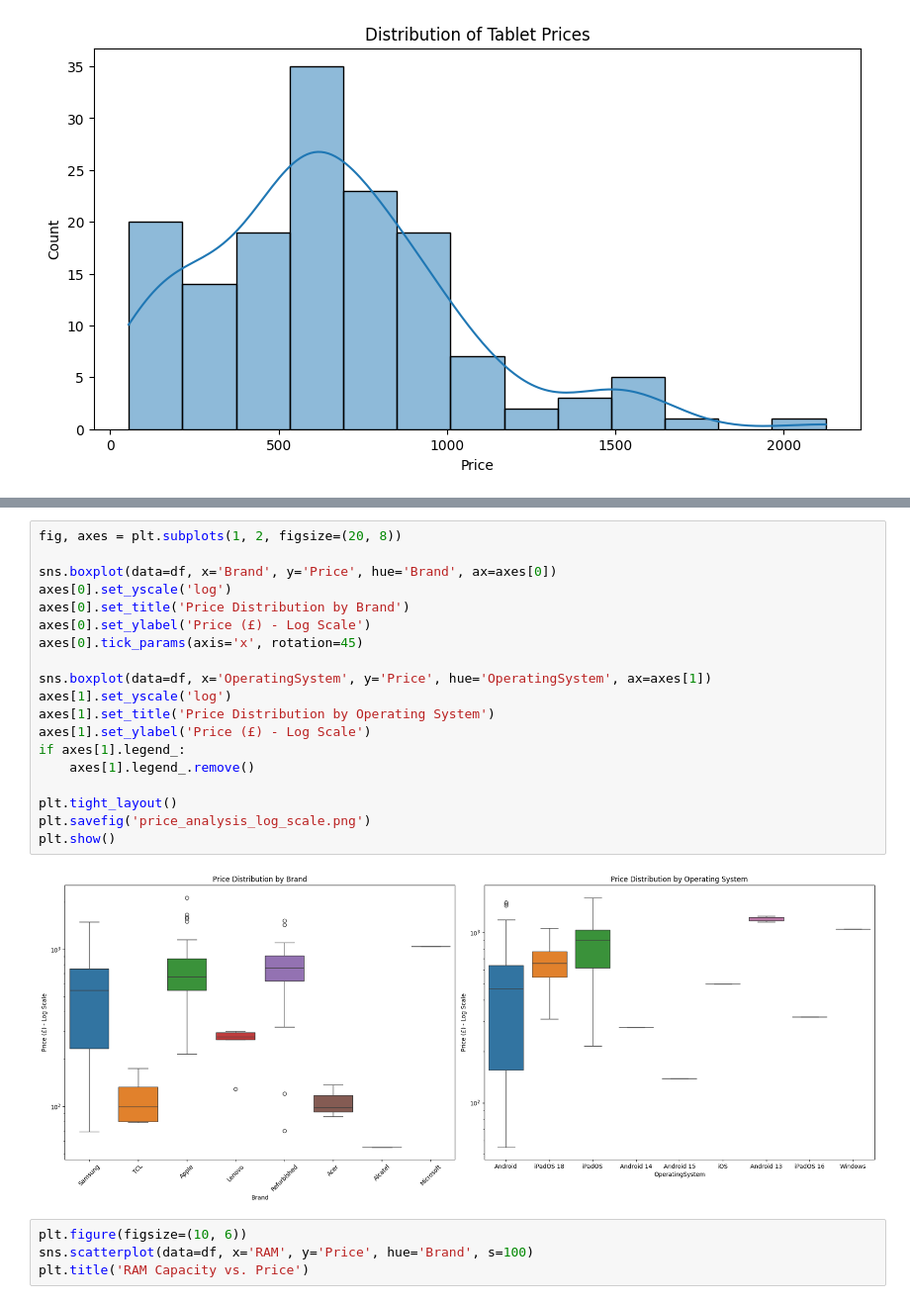
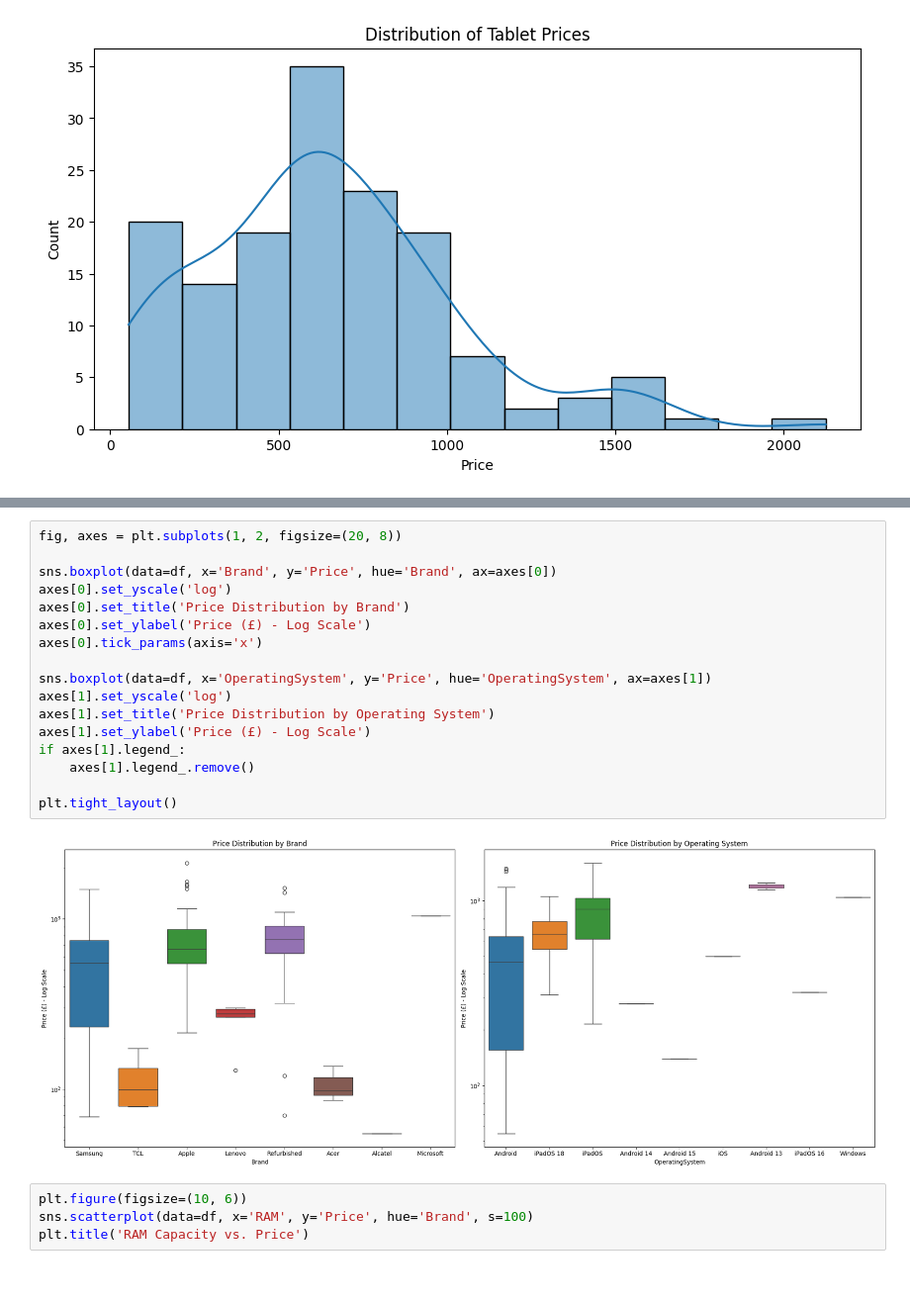
Before and after one commit to xbarborik/UPA, a Jupyter notebook: part3/analysis.ipynb, the cells around one changed output, grey strips where cells are left out. Shown: that part at 99% size. Cells and saved outputs as stored; diff of their text form.

```diff
--- a/part3/analysis.ipynb
+++ b/part3/analysis.ipynb
@@ -204,24 +203,22 @@ plt.savefig('price_analysis_subplots.png')
 # %%
 fig, axes = plt.subplots(1, 2, figsize=(20, 8))
 
 sns.boxplot(data=df, x='Brand', y='Price', hue='Brand', ax=axes[0])
 axes[0].set_yscale('log')
 axes[0].set_title('Price Distribution by Brand')
 axes[0].set_ylabel('Price (£) - Log Scale')
-axes[0].tick_params(axis='x', rotation=45)
+axes[0].tick_params(axis='x')
 
 sns.boxplot(data=df, x='OperatingSystem', y='Price', hue='OperatingSystem', ax=axes[1])
 axes[1].set_yscale('log')
 axes[1].set_title('Price Distribution by Operating System')
 axes[1].set_ylabel('Price (£) - Log Scale')
 if axes[1].legend_:
     axes[1].legend_.remove()
 
 plt.tight_layout()
-plt.savefig('price_analysis_log_scale.png')
-plt.show()
 # %% [output]
-[figure, old version]
+[figure, new version]
 # %%
 plt.figure(figsize=(10, 6))
 sns.scatterplot(data=df, x='RAM', y='Price', hue='Brand', s=100)
```
Also changed, not shown: parts of 14 cells of this notebook.
